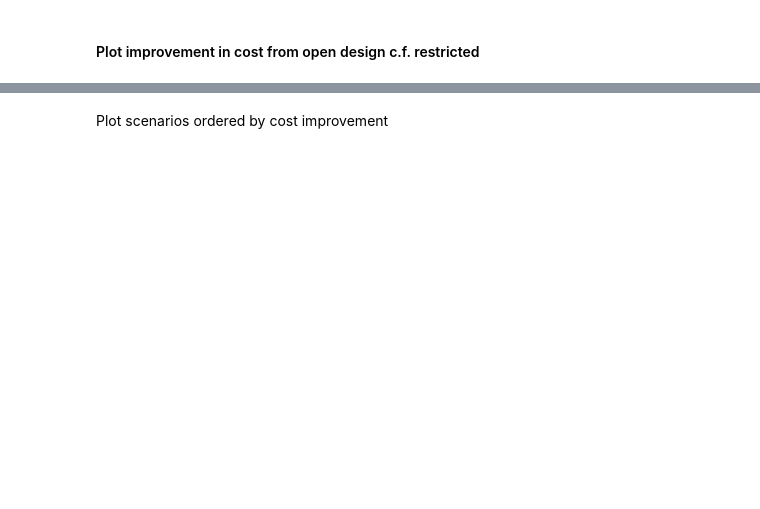
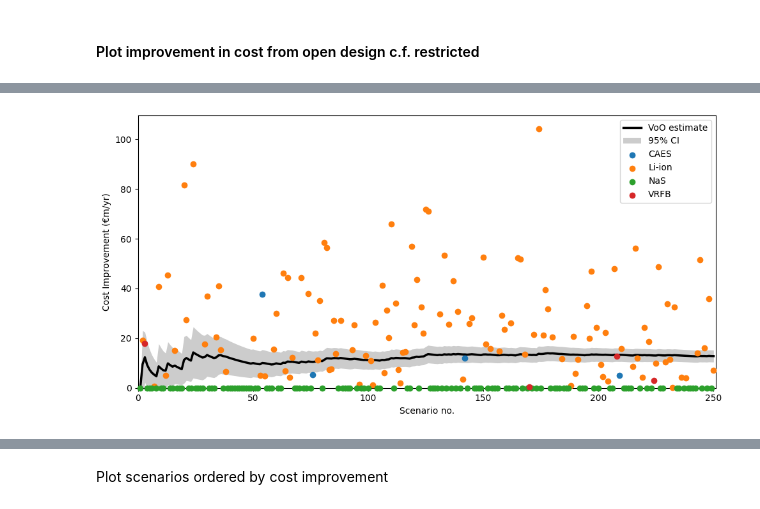
Before and after one commit to mal84emma/SPs-on-GPU-arrays, a Jupyter notebook: analysis/plot_VoI_conv.ipynb, the cells around one changed output, grey strips where cells are left out. Cells and saved outputs as stored; diff of their text form; code cells hidden in the pictures; blank space fills up the shorter version.

```diff
--- a/analysis/plot_VoI_conv.ipynb
+++ b/analysis/plot_VoI_conv.ipynb
@@ -195,41 +266,45 @@ plt.show()
 # %%
-fig, ax = plt.subplots(figsize=(8,4))
+fig, ax = plt.subplots(figsize=(10,5))
 
 ax.plot(
     np.arange(1,N+1),
     voi_estimates/1e6,
-    label='VoI estimate',
+    label='VoO estimate',
     color='black',
     lw=2.5,
     zorder=1
 )
 ax.fill_between(
     np.arange(1,N+1),
     (voi_estimates - 2*voi_std_errors)/1e6,
     (voi_estimates + 2*voi_std_errors)/1e6,
     label='95% CI',
     color='black',
     lw=0,
     alpha=0.2,
     zorder=0
 )
 
 for techs_str in tech_combos_strs:
     ax.scatter(
         x=np.arange(1,N+1)[open_techs == techs_str],
         y=cost_improvements[open_techs == techs_str]/1e6,
         c = colors[tech_combos_strs.index(techs_str)],
-        label=techs_str,
+        label='VRFB' if techs_str=='VRBF' else techs_str,
         clip_on=False,
         zorder=100
     )
 
 plt.xlim(0,N+1)
 plt.ylim(0)
 
-plt.xlabel('Scenario')
-plt.ylabel('Cost Improvement (EUR/yr, millions)')
+plt.xlabel('Scenario no.')
+plt.ylabel('Cost Improvement (€m/yr)')
 
 plt.legend()
+plt.tight_layout()
+plt.savefig(os.path.join('plots',f'{expt_name}_designs_comparison.pdf'))
 plt.show()
+# %% [output]
+[figure, added]
 # %%
```
Also changed, not shown: parts of 15 cells of this notebook.
